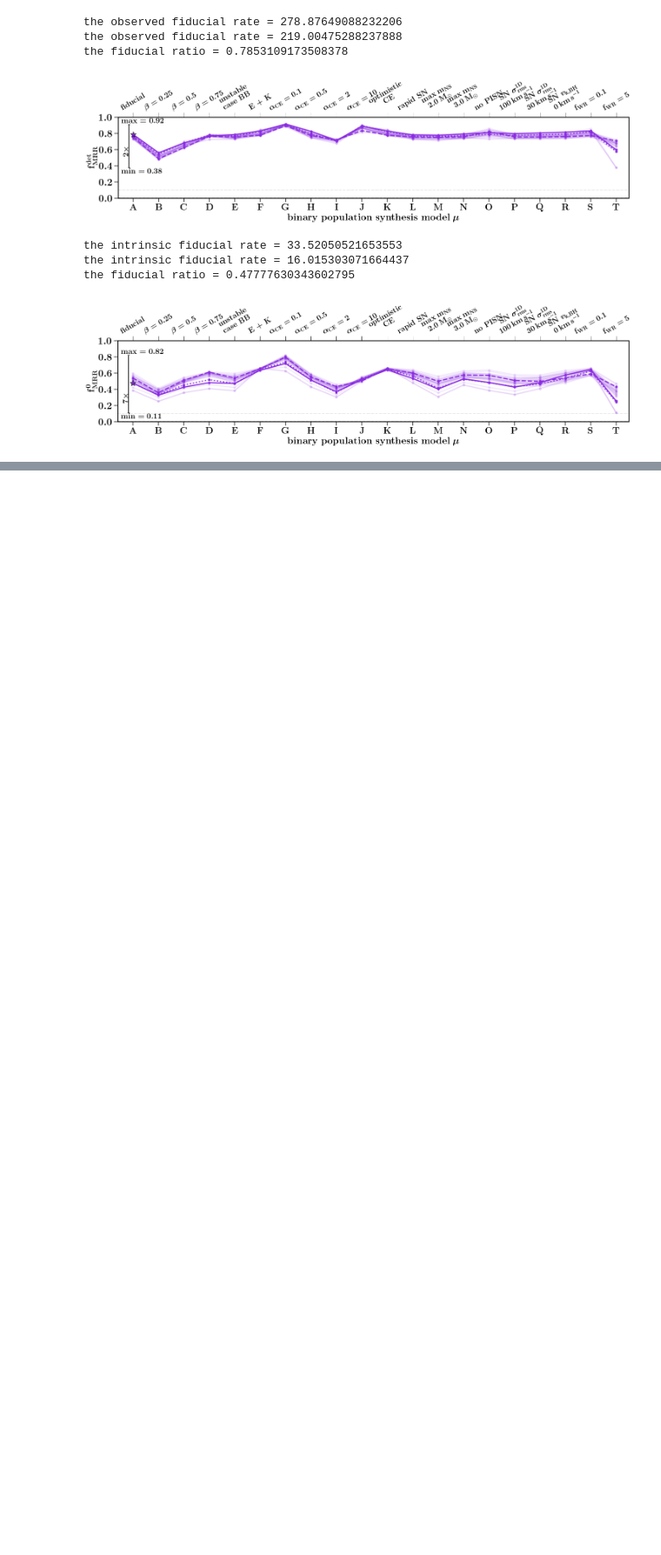
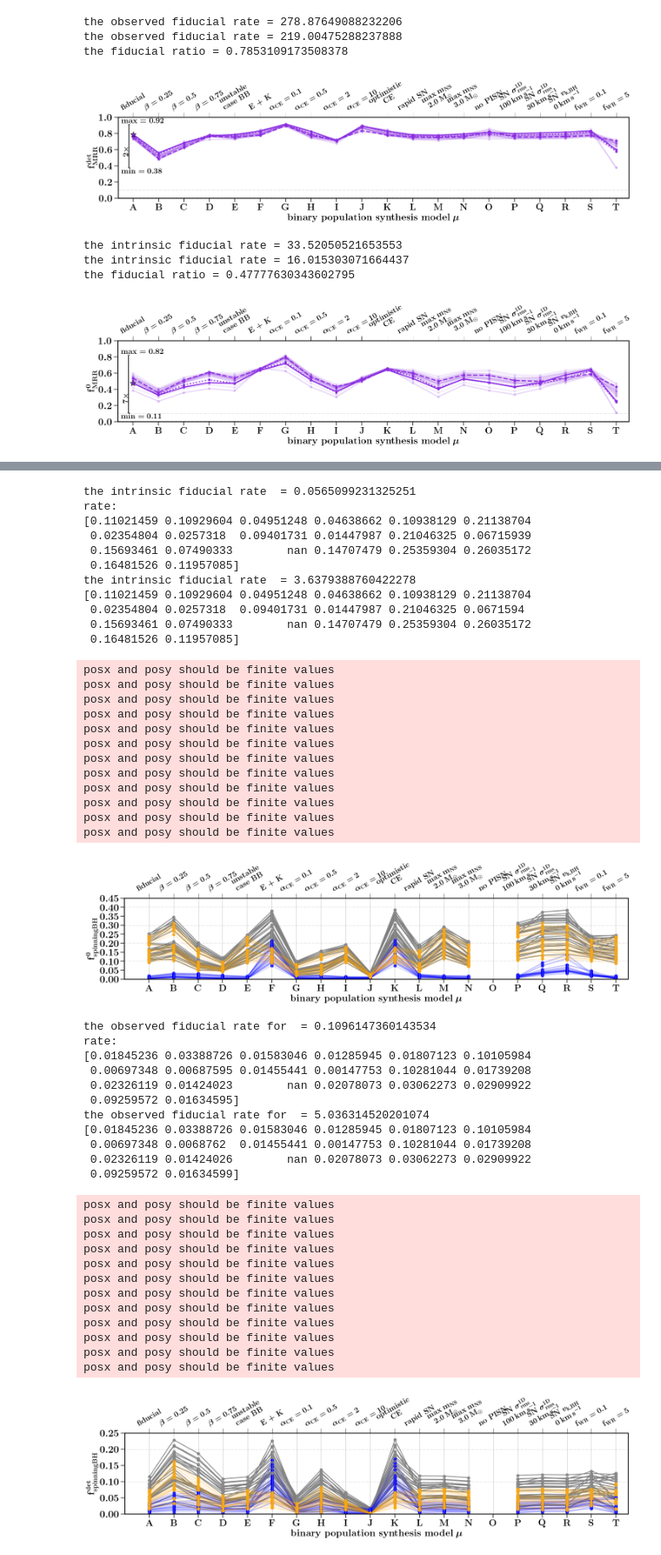
Before and after one commit to FloorBroekgaarden/MRR_Project, a Jupyter notebook: MRR_Rates_For_All_Models/MRR_Rates_Intrinsic_and_Detectable_summary.ipynb, the cells around one changed output, grey strips where cells are left out. Shown at 87% size. Drawn from its saved outputs; the diff is of its cells as text; code cells hidden in the pictures; blank space fills up the shorter version.

```diff
--- a/MRR_Rates_For_All_Models/MRR_Rates_Intrinsic_and_Detectable_summary.ipynb
+++ b/MRR_Rates_For_All_Models/MRR_Rates_Intrinsic_and_Detectable_summary.ipynb
@@ -262,0 +955,59 @@ the fiducial ratio = 0.47777630343602795
+# %%
+# CSVdir='/Users/floorbroekgaarden/Projects/BlackHole-NeutronStar/csvFiles'
+ylims =[0,.45]
+plotRatesMRR_spins(whichRate='intrinsic', ylims=ylims) #, CSVdir=CSVdir)
+
+
+
+# CSVdir='/Users/floorbroekgaarden/Projects/BlackHole-NeutronStar/csvFiles'
+ylims =[0,.25]
+plotRatesMRR_spins(whichRate='observed', ylims=ylims) #, CSVdir=CSVdir)
+# %% [output]
+the intrinsic fiducial rate  = 0.0565099231325251
+rate:
+[0.11021459 0.10929604 0.04951248 0.04638662 0.10938129 0.21138704
+ 0.02354804 0.0257318  0.09401731 0.01447987 0.21046325 0.06715939
+ 0.15693461 0.07490333        nan 0.14707479 0.25359304 0.26035172
+ 0.16481526 0.11957085]
+the intrinsic fiducial rate  = 3.6379388760422278
+[0.11021459 0.10929604 0.04951248 0.04638662 0.10938129 0.21138704
+ 0.02354804 0.0257318  0.09401731 0.01447987 0.21046325 0.0671594
+ 0.15693461 0.07490333        nan 0.14707479 0.25359304 0.26035172
+ 0.16481526 0.11957085]
+posx and posy should be finite values
+posx and posy should be finite values
+posx and posy should be finite values
+posx and posy should be finite values
+posx and posy should be finite values
+posx and posy should be finite values
+posx and posy should be finite values
+posx and posy should be finite values
+posx and posy should be finite values
+posx and posy should be finite values
+posx and posy should be finite values
+posx and posy should be finite values
+[figure, added]
+the observed fiducial rate for  = 0.1096147360143534
+rate:
+[0.01845236 0.03388726 0.01583046 0.01285945 0.01807123 0.10105984
+ 0.00697348 0.00687595 0.01455441 0.00147753 0.10281044 0.01739208
+ 0.02326119 0.01424023        nan 0.02078073 0.03062273 0.02909922
+ 0.09259572 0.01634595]
+the observed fiducial rate for  = 5.036314520201074
+[0.01845236 0.03388726 0.01583046 0.01285945 0.01807123 0.10105984
+ 0.00697348 0.0068762  0.01455441 0.00147753 0.10281044 0.01739208
+ 0.02326119 0.01424026        nan 0.02078073 0.03062273 0.02909922
+ 0.09259572 0.01634599]
+posx and posy should be finite values
+posx and posy should be finite values
+posx and posy should be finite values
+posx and posy should be finite values
+posx and posy should be finite values
+posx and posy should be finite values
+posx and posy should be finite values
+posx and posy should be finite values
+posx and posy should be finite values
+posx and posy should be finite values
+posx and posy should be finite values
+posx and posy should be finite values
+[figure, added]
```
Also changed, not shown: parts of 9 cells of this notebook, 14 other files.
